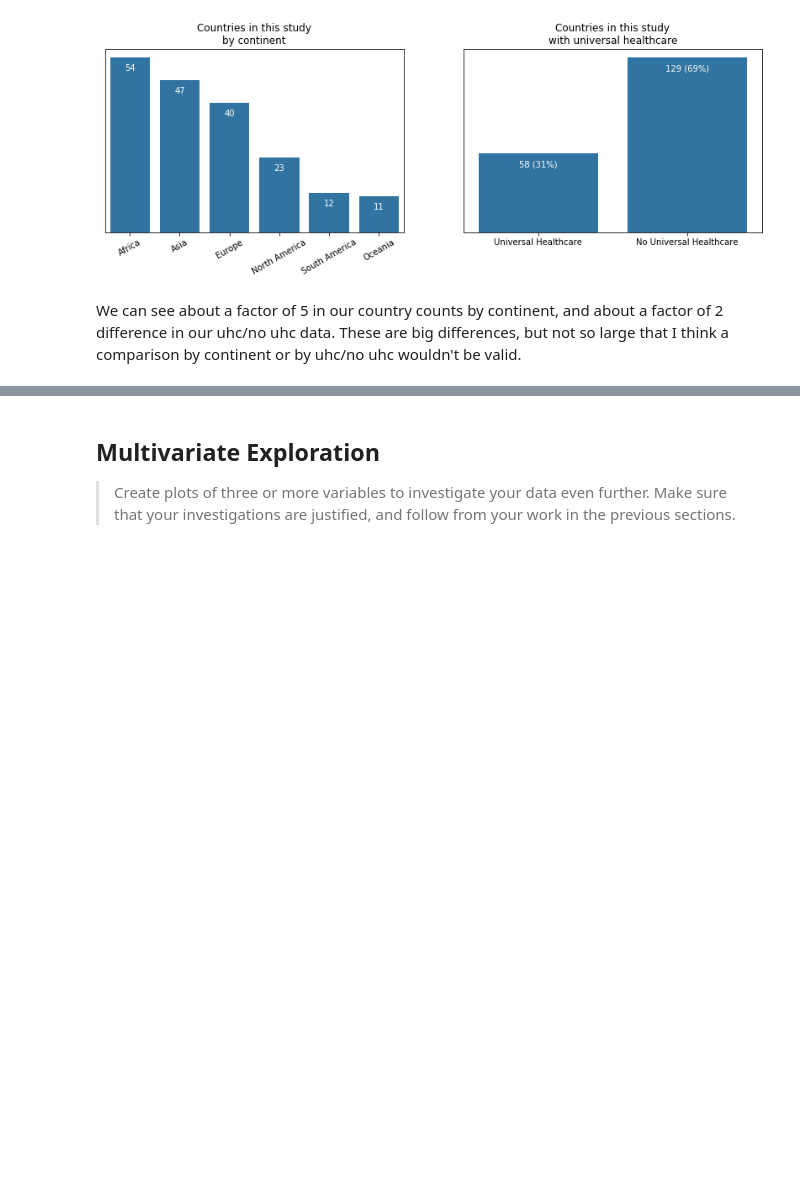
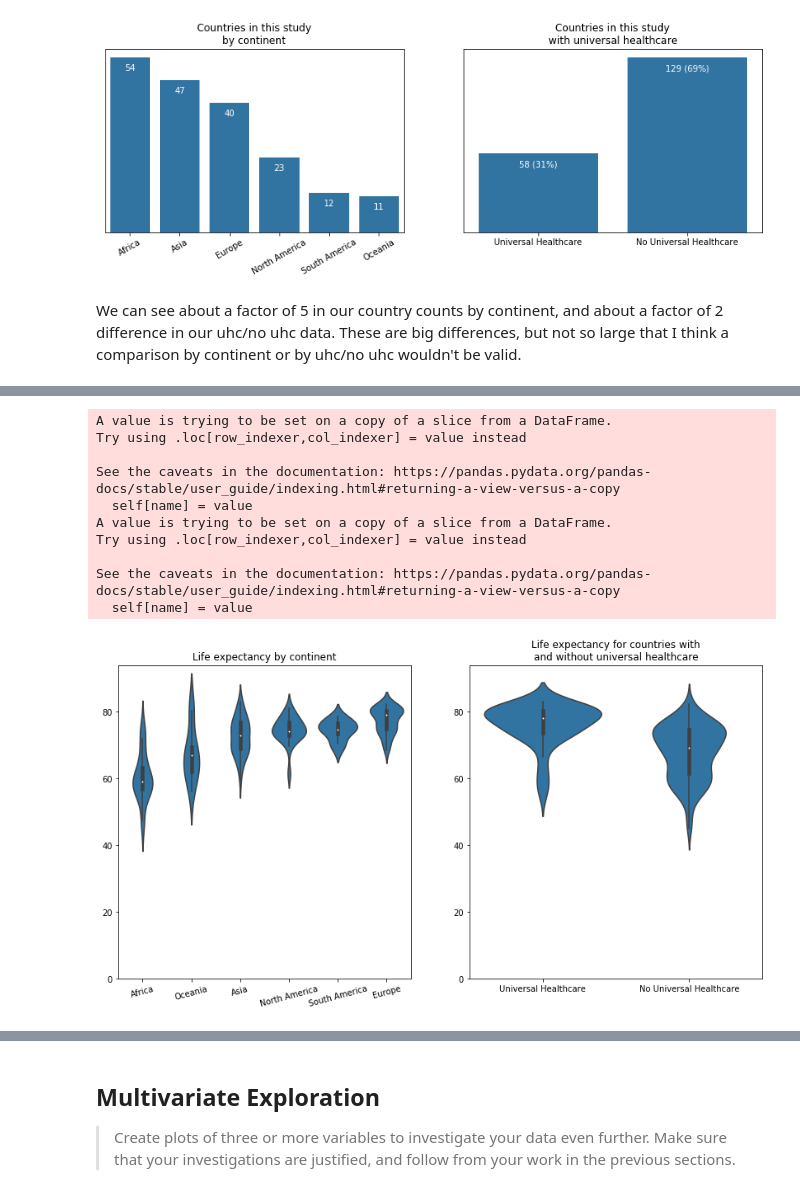
Before and after one commit to mullendavidh/nanodegree-project-5, a Jupyter notebook: exploration_template.ipynb, the cells around one changed output, grey strips where cells are left out. Drawn from its saved outputs; the diff is of its cells as text; code cells hidden in the pictures; blank space fills up the shorter version.

Commit message:
feat: Bimodal analysis first draft complete
Added bimodal graphs and completed write-up.

```diff
--- a/exploration_template.ipynb
+++ b/exploration_template.ipynb
@@ -545,0 +540,41 @@ We can see about a factor of 5 in our country counts by continent, and about a f
+# %%
+plt.figure(figsize = [14, 7])
+base_color = sb.color_palette()[0]
+
+plt.subplot(1,2,1)
+continent_list = ['Africa', 'Oceania', 'Asia', 'North America', 'South America', 'Europe']
+vclasses = pd.api.types.CategoricalDtype(ordered = True, categories = continent_list)
+df_g.continent = df_g.continent.astype(vclasses)
+
+sb.violinplot(data = df, x = 'continent', y = 'le', color = base_color)
+plt.xticks(rotation = 15)
+plt.xlabel('')
+plt.ylabel('')
+plt.title('Life expectancy by continent')
+plt.ylim(0,94);
+
+plt.subplot(1,2,2)
+uhc_list = ['Universal Healthcare', 'No Universal Healthcare']
+vclasses = pd.api.types.CategoricalDtype(ordered = True, categories = uhc_list)
+df_g.uhc_str = df_g.uhc_str.astype(vclasses)
+
+sb.violinplot(data = df_g, x = 'uhc_str', y = 'le', color = base_color)
+#plt.xticks([])
+plt.xlabel('')
+plt.ylabel('')
+plt.title('Life expectancy for countries with\nand without universal healthcare')
+plt.ylim(0,94)
+
+plt.subplot(1,2,2);
+# %% [output]
+A value is trying to be set on a copy of a slice from a DataFrame.
+Try using .loc[row_indexer,col_indexer] = value instead
+
+See the caveats in the documentation: https://pandas.pydata.org/pandas-docs/stable/user_guide/indexing.html#returning-a-view-versus-a-copy
+  self[name] = value
+A value is trying to be set on a copy of a slice from a DataFrame.
+Try using .loc[row_indexer,col_indexer] = value instead
+
+See the caveats in the documentation: https://pandas.pydata.org/pandas-docs/stable/user_guide/indexing.html#returning-a-view-versus-a-copy
+  self[name] = value
+[figure, added]
```
Also changed, not shown: parts of 10 cells of this notebook.
